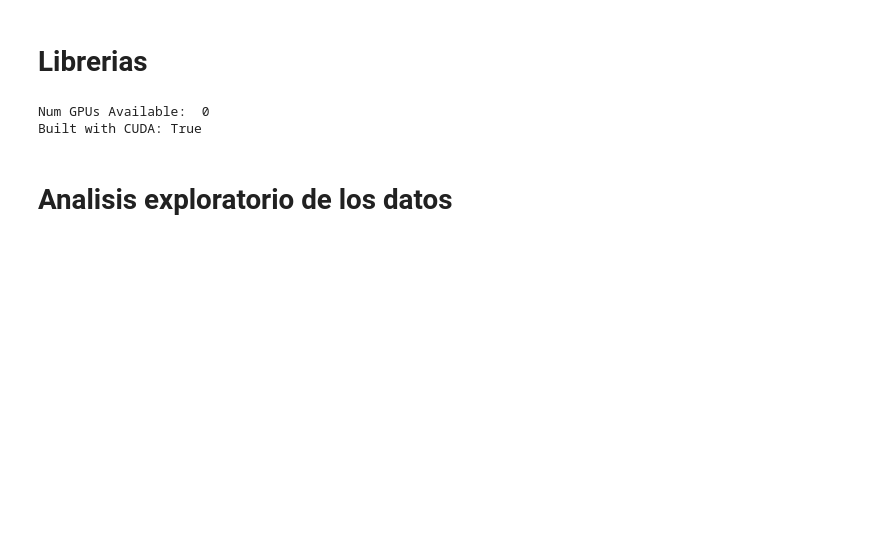
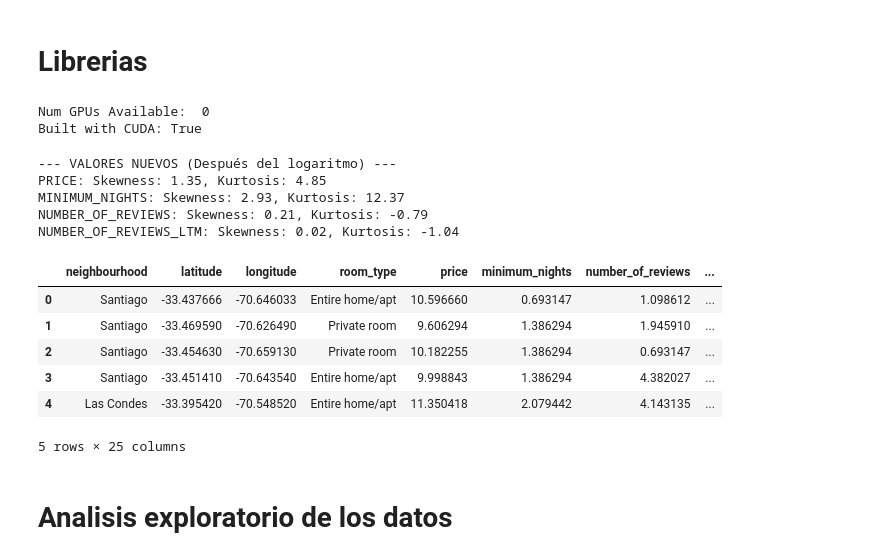
Before and after one commit to branxeto/TareaDataSciene, a Jupyter notebook: Model.ipynb, the cells around one changed output. Saved outputs shown, nothing was run; the diff lists cells and outputs as text; code cells hidden in the pictures; blank space fills up the shorter version.

```diff
--- a/Model.ipynb
+++ b/Model.ipynb
@@ -28,3 +28,28 @@ df = df.dropna()
 df = df.drop(['id'], axis = 1)
+# %%
+columnas_criticas =['price', 'minimum_nights', 'number_of_reviews', 'number_of_reviews_ltm']
+
+for col in columnas_criticas:
+    df[col] = np.log1p(df[col])
+
+print("\n--- VALORES NUEVOS (Después del logaritmo) ---")
+for col in columnas_criticas:
+    print(f"{col.upper()}: Skewness: {df[col].skew():.2f}, Kurtosis: {df[col].kurt():.2f}")
+# %% [output]
+--- VALORES NUEVOS (Después del logaritmo) ---
+PRICE: Skewness: 1.35, Kurtosis: 4.85
+MINIMUM_NIGHTS: Skewness: 2.93, Kurtosis: 12.37
+NUMBER_OF_REVIEWS: Skewness: 0.21, Kurtosis: -0.79
+NUMBER_OF_REVIEWS_LTM: Skewness: 0.02, Kurtosis: -1.04
+# %%
+df.head()
+# %% [output]
+|  | neighbourhood | latitude | longitude | room_type | price | minimum_nights | number_of_reviews | ... |
+| 0 | Santiago | -33.437666 | -70.646033 | Entire home/apt | 10.596660 | 0.693147 | 1.098612 | ... |
+| 1 | Santiago | -33.469590 | -70.626490 | Private room | 9.606294 | 1.386294 | 1.945910 | ... |
+| 2 | Santiago | -33.454630 | -70.659130 | Private room | 10.182255 | 1.386294 | 0.693147 | ... |
+| 3 | Santiago | -33.451410 | -70.643540 | Entire home/apt | 9.998843 | 1.386294 | 4.382027 | ... |
+| 4 | Las Condes | -33.395420 | -70.548520 | Entire home/apt | 11.350418 | 2.079442 | 4.143135 | ... |
+5 rows × 25 columns
 # %% [markdown]
 # Analisis exploratorio de los datos
```
Also changed, not shown: parts of 24 cells of this notebook.
